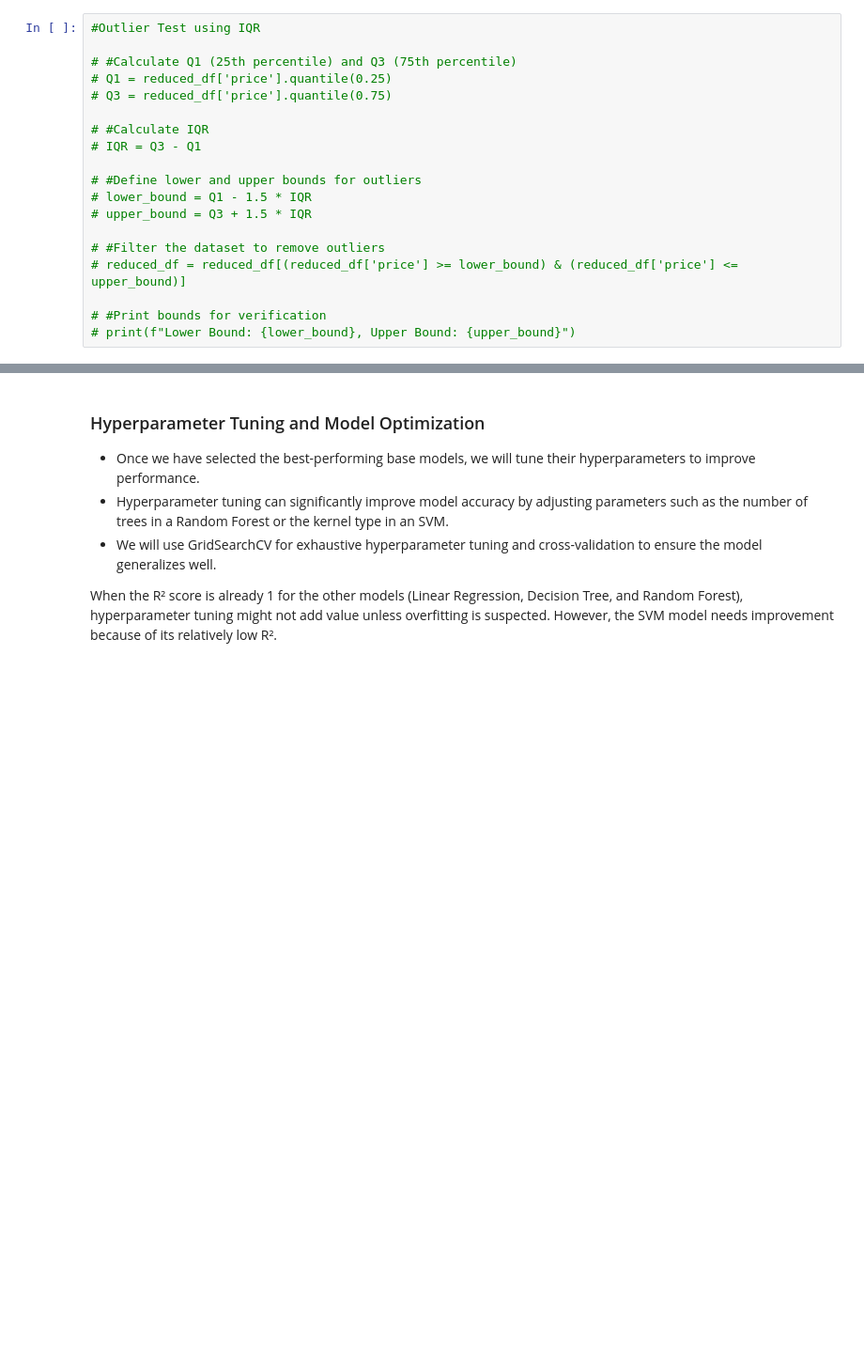
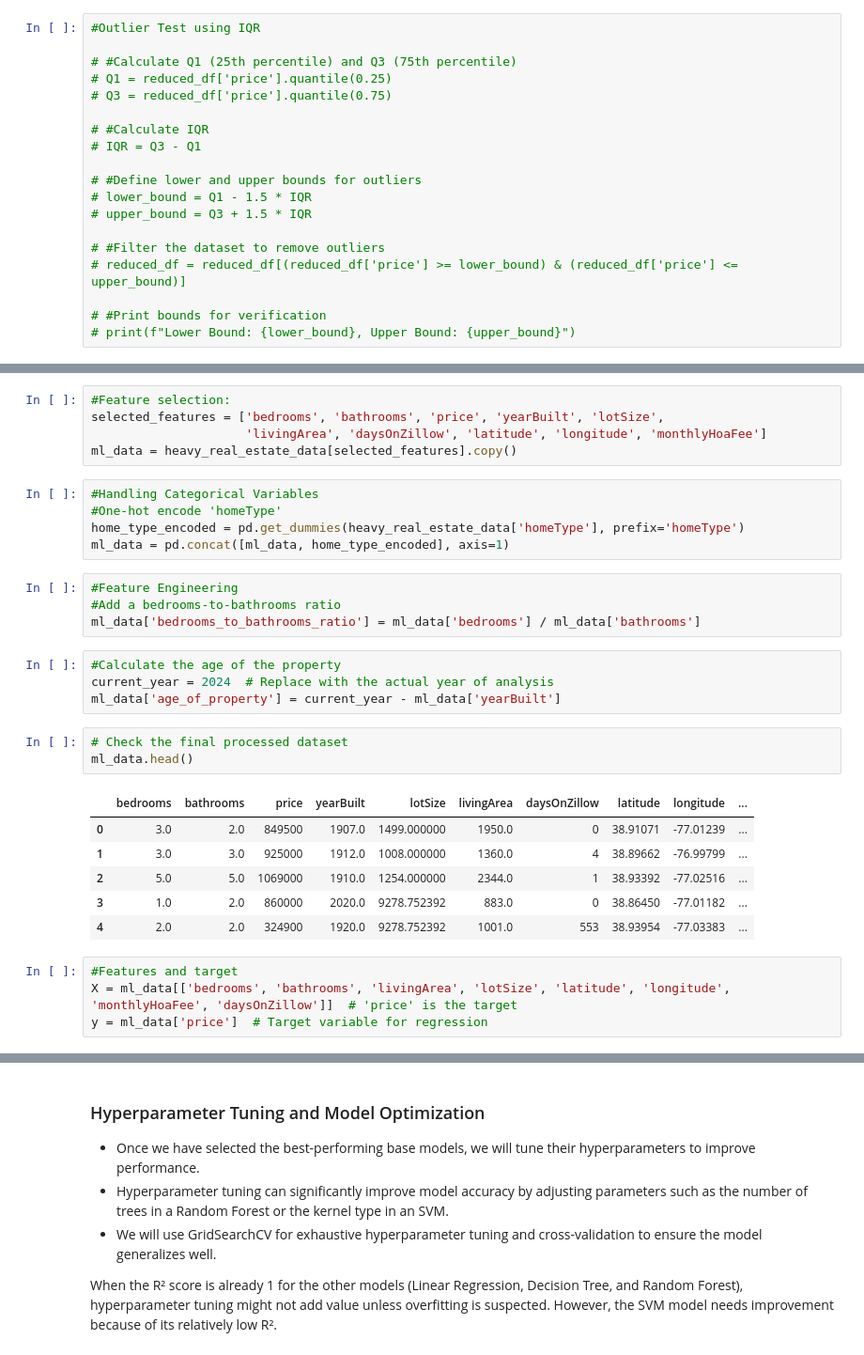
Before and after one commit to quadrillionaiire/AI-Chatbot-for-Real-Estate, a Jupyter notebook: notebooks/heavyml.ipynb, the cells around one changed output, grey strips where cells are left out. Shown at 94% size. Cells and saved outputs as stored; diff of their text form; blank space fills up the shorter version.

Commit message:
classical ml completed for heavy dataset

```diff
--- a/notebooks/heavyml.ipynb
+++ b/notebooks/heavyml.ipynb
@@ -82,0 +96,32 @@ X = X.fillna(X.mean())  # Replace missing values in numerical columns with the m
+# %%
+#Feature selection:
+selected_features = ['bedrooms', 'bathrooms', 'price', 'yearBuilt', 'lotSize',
+                     'livingArea', 'daysOnZillow', 'latitude', 'longitude', 'monthlyHoaFee']
+ml_data = heavy_real_estate_data[selected_features].copy()
+# %%
+#Handling Categorical Variables
+#One-hot encode 'homeType'
+home_type_encoded = pd.get_dummies(heavy_real_estate_data['homeType'], prefix='homeType')
+ml_data = pd.concat([ml_data, home_type_encoded], axis=1)
+# %%
+#Feature Engineering
+#Add a bedrooms-to-bathrooms ratio
+ml_data['bedrooms_to_bathrooms_ratio'] = ml_data['bedrooms'] / ml_data['bathrooms']
+# %%
+#Calculate the age of the property
+current_year = 2024  # Replace with the actual year of analysis
+ml_data['age_of_property'] = current_year - ml_data['yearBuilt']
+# %%
+# Check the final processed dataset
+ml_data.head()
+# %% [output]
+|  | bedrooms | bathrooms | price | yearBuilt | lotSize | livingArea | daysOnZillow | latitude | longitude | ... |
+| 0 | 3.0 | 2.0 | 849500 | 1907.0 | 1499.000000 | 1950.0 | 0 | 38.91071 | -77.01239 | ... |
+| 1 | 3.0 | 3.0 | 925000 | 1912.0 | 1008.000000 | 1360.0 | 4 | 38.89662 | -76.99799 | ... |
+| 2 | 5.0 | 5.0 | 1069000 | 1910.0 | 1254.000000 | 2344.0 | 1 | 38.93392 | -77.02516 | ... |
+| 3 | 1.0 | 2.0 | 860000 | 2020.0 | 9278.752392 | 883.0 | 0 | 38.86450 | -77.01182 | ... |
+| 4 | 2.0 | 2.0 | 324900 | 1920.0 | 9278.752392 | 1001.0 | 553 | 38.93954 | -77.03383 | ... |
+# %%
+#Features and target
+X = ml_data[['bedrooms', 'bathrooms', 'livingArea', 'lotSize', 'latitude', 'longitude', 'monthlyHoaFee', 'daysOnZillow']]  # 'price' is the target
+y = ml_data['price']  # Target variable for regression
```
Also changed, not shown: parts of 43 cells of this notebook, 2 other files.
